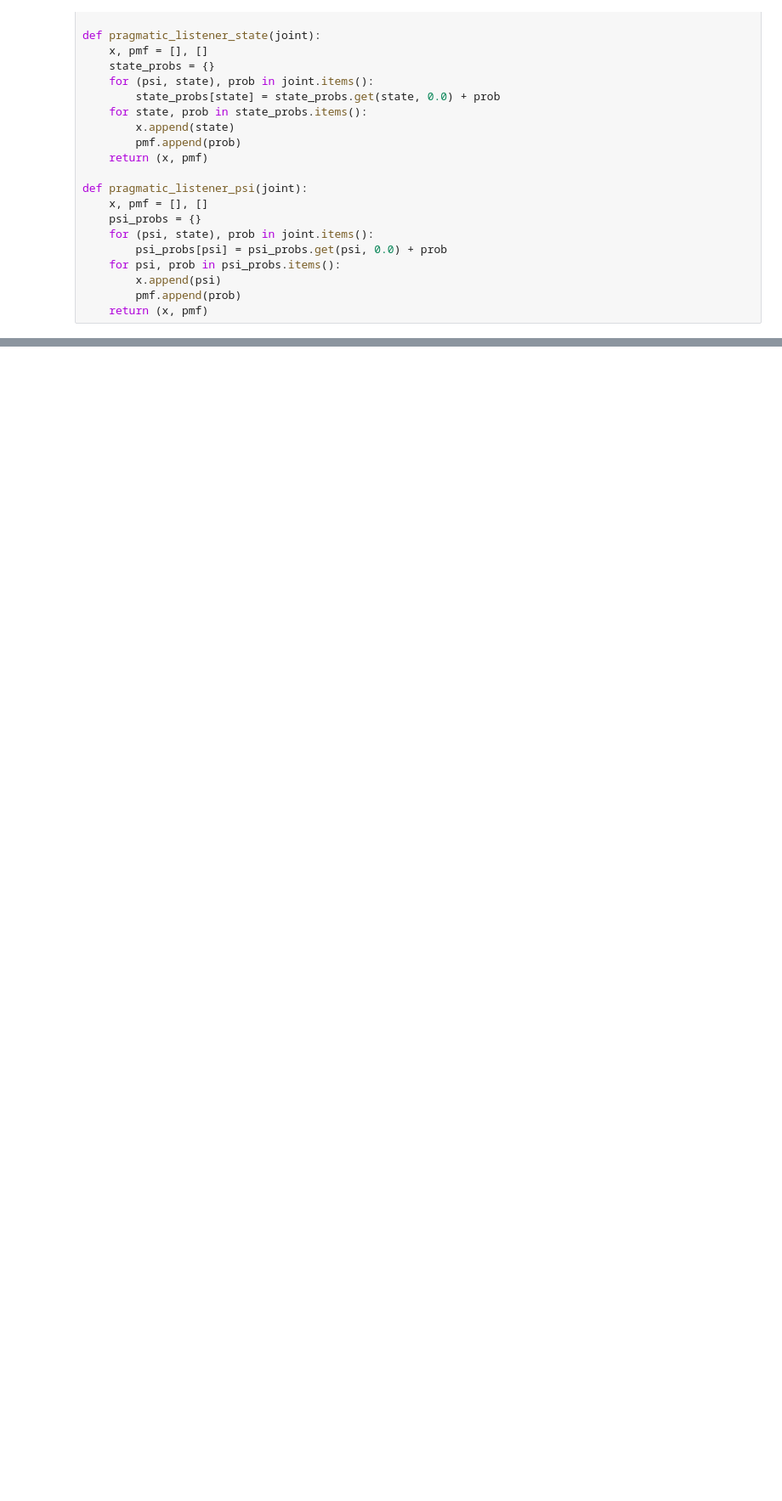
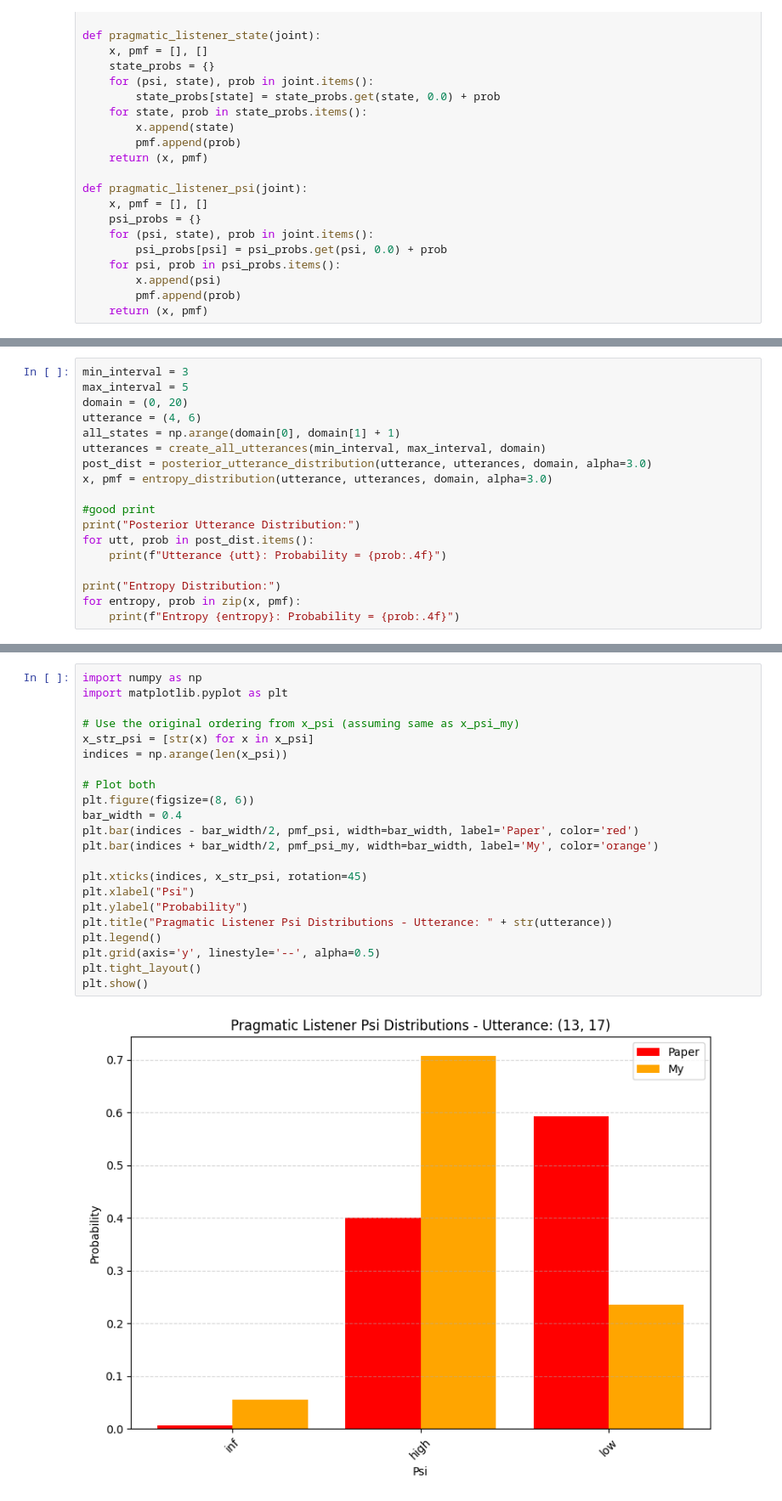
Before and after one commit to keremoner/argumentative-awareness, a Jupyter notebook: trial.ipynb, the cells around one changed output, grey strips where cells are left out. Shown at 85% size. Saved outputs shown, nothing was run; the diff lists cells and outputs as text; blank space fills up the shorter version.

```diff
--- a/trial.ipynb
+++ b/trial.ipynb
@@ -324,0 +419,18 @@ def pragmatic_listener_my(utt, utterances, domain, psi_prior, belief alpha=3.0):
+# %%
+min_interval = 3
+max_interval = 5
+domain = (0, 20)
+utterance = (4, 6)
+all_states = np.arange(domain[0], domain[1] + 1)
+utterances = create_all_utterances(min_interval, max_interval, domain)
+post_dist = posterior_utterance_distribution(utterance, utterances, domain, alpha=3.0)
+x, pmf = entropy_distribution(utterance, utterances, domain, alpha=3.0)
+
+#good print
+print("Posterior Utterance Distribution:")
+for utt, prob in post_dist.items():
+    print(f"Utterance {utt}: Probability = {prob:.4f}")
+
+print("Entropy Distribution:")
+for entropy, prob in zip(x, pmf):
+    print(f"Entropy {entropy}: Probability = {prob:.4f}")
@@ -348,0 +606,24 @@ TypeError: unsupported operand type(s) for -: 'str' and 'str'
+# %%
+import numpy as np
+import matplotlib.pyplot as plt
+
+# Use the original ordering from x_psi (assuming same as x_psi_my)
+x_str_psi = [str(x) for x in x_psi]
+indices = np.arange(len(x_psi))
+
+# Plot both
+plt.figure(figsize=(8, 6))
+bar_width = 0.4
+plt.bar(indices - bar_width/2, pmf_psi, width=bar_width, label='Paper', color='red')
+plt.bar(indices + bar_width/2, pmf_psi_my, width=bar_width, label='My', color='orange')
+
+plt.xticks(indices, x_str_psi, rotation=45)
+plt.xlabel("Psi")
+plt.ylabel("Probability")
+plt.title("Pragmatic Listener Psi Distributions - Utterance: " + str(utterance))
+plt.legend()
+plt.grid(axis='y', linestyle='--', alpha=0.5)
+plt.tight_layout()
+plt.show()
+# %% [output]
+[figure, added]
```
Also changed, not shown: parts of 19 cells of this notebook, 6 other files.
